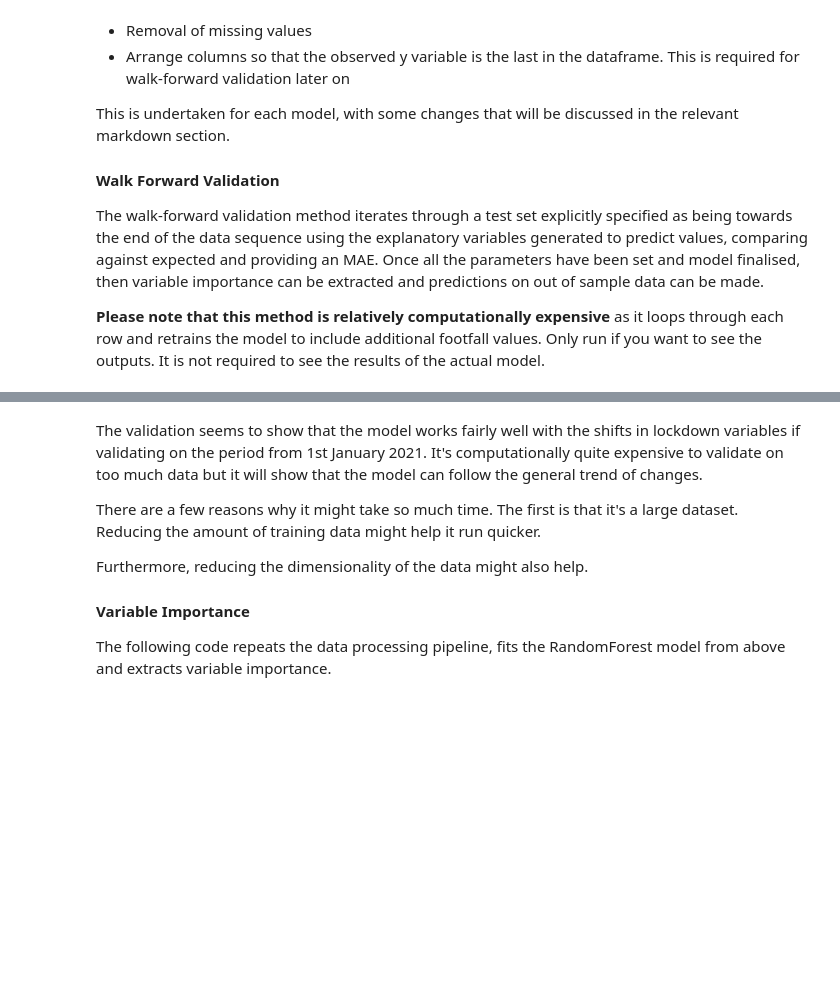
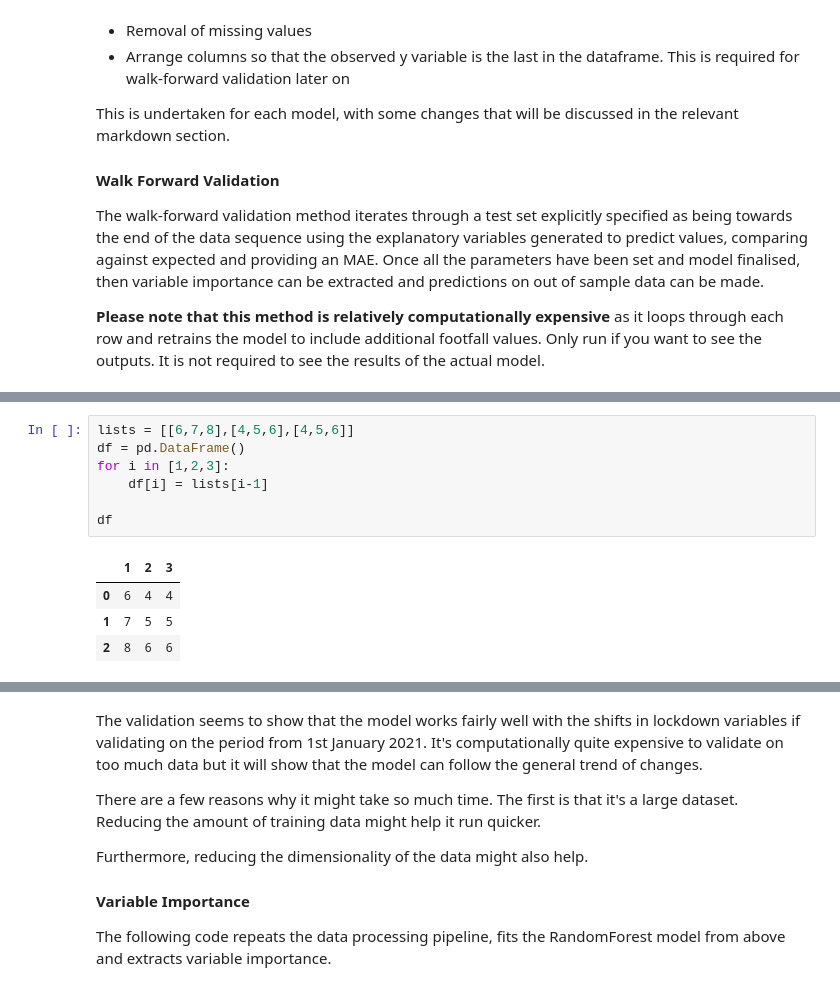
Before and after one commit to tbalbone31/ambient_populations, a Jupyter notebook: analysis/RandomForest_Footfall.ipynb, the cells around one changed output, grey strips where cells are left out. Drawn from its saved outputs; the diff is of its cells as text; blank space fills up the shorter version.

```diff
--- a/analysis/RandomForest_Footfall.ipynb
+++ b/analysis/RandomForest_Footfall.ipynb
@@ -445,0 +454,12 @@ Validation has finished.  The MAE is: 4613.743
+# %%
+lists = [[6,7,8],[4,5,6],[4,5,6]]
+df = pd.DataFrame()
+for i in [1,2,3]:
+	df[i] = lists[i-1]
+
+df
+# %% [output]
+|  | 1 | 2 | 3 |
+| 0 | 6 | 4 | 4 |
+| 1 | 7 | 5 | 5 |
+| 2 | 8 | 6 | 6 |
```
Also changed, not shown: parts of 16 cells of this notebook.
